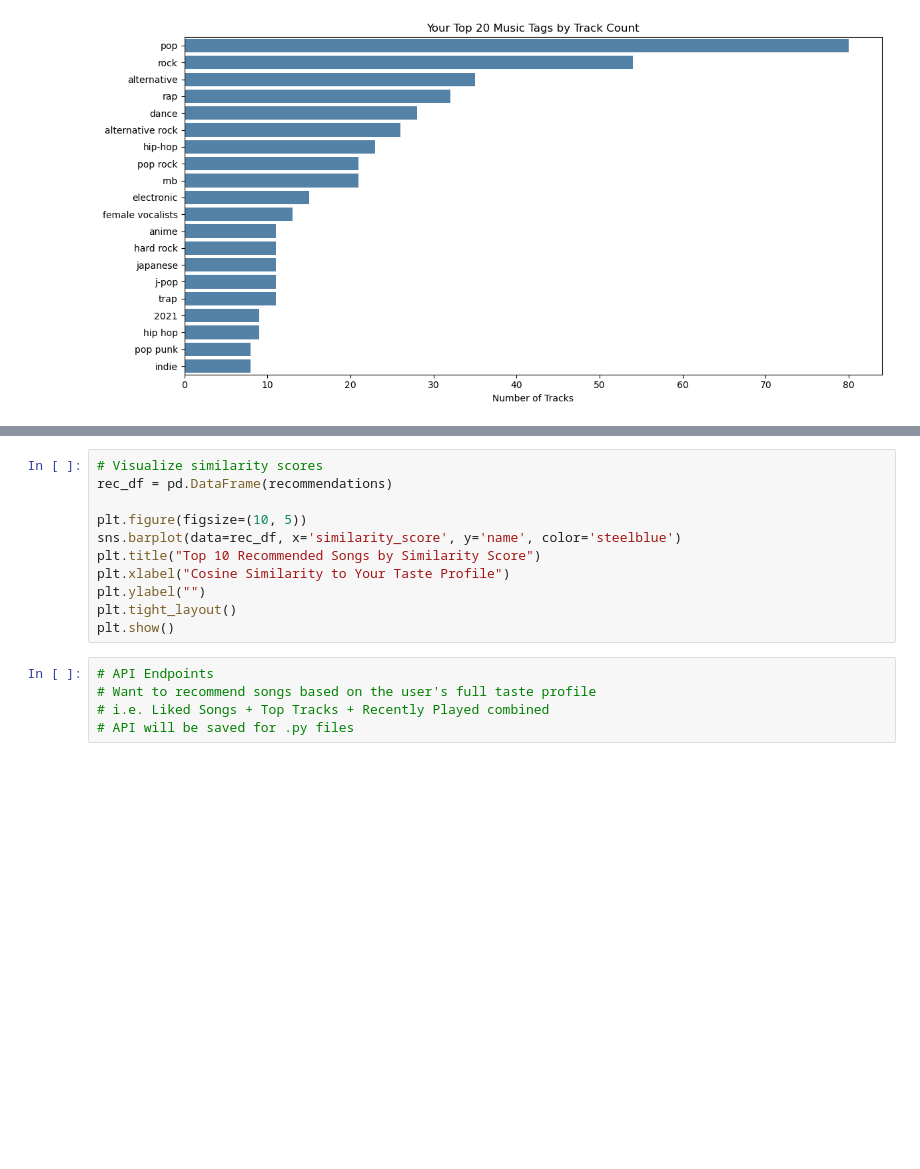
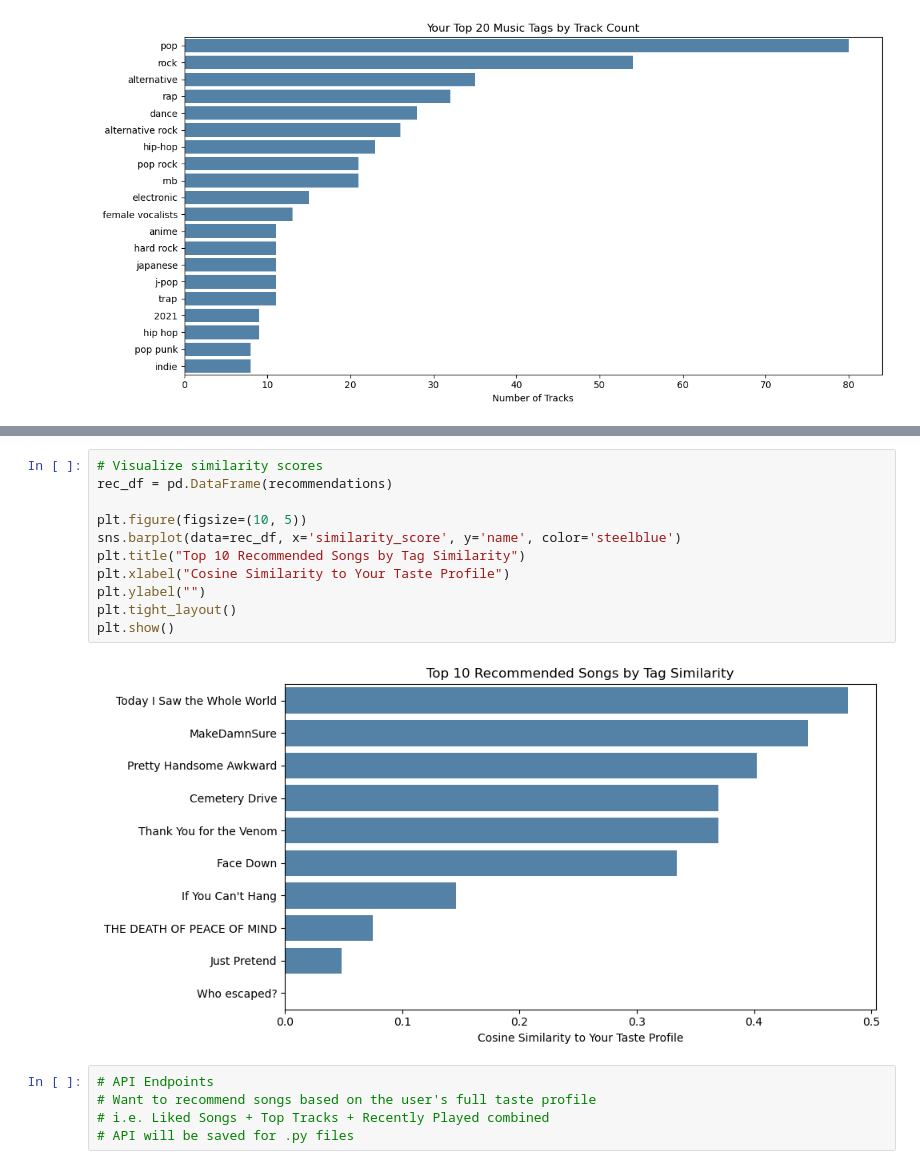
Before and after one commit to hamzarazaqpur/spotify-recommender, a Jupyter notebook: spotifyrecommender.ipynb, the cells around one changed output, grey strips where cells are left out. Cells and saved outputs as stored; diff of their text form; blank space fills up the shorter version.

```diff
--- a/spotifyrecommender.ipynb
+++ b/spotifyrecommender.ipynb
@@ -300,14 +348,16 @@ def build_recommendations(sp, tracks, features, n=10):
 # %%
 # Visualize similarity scores
 rec_df = pd.DataFrame(recommendations)
 
 plt.figure(figsize=(10, 5))
 sns.barplot(data=rec_df, x='similarity_score', y='name', color='steelblue')
-plt.title("Top 10 Recommended Songs by Similarity Score")
+plt.title("Top 10 Recommended Songs by Tag Similarity")
 plt.xlabel("Cosine Similarity to Your Taste Profile")
 plt.ylabel("")
 plt.tight_layout()
 plt.show()
+# %% [output]
+[figure, added]
 # %%
 # API Endpoints
 # Want to recommend songs based on the user's full taste profile
```
Also changed, not shown: parts of 2 cells of this notebook.
